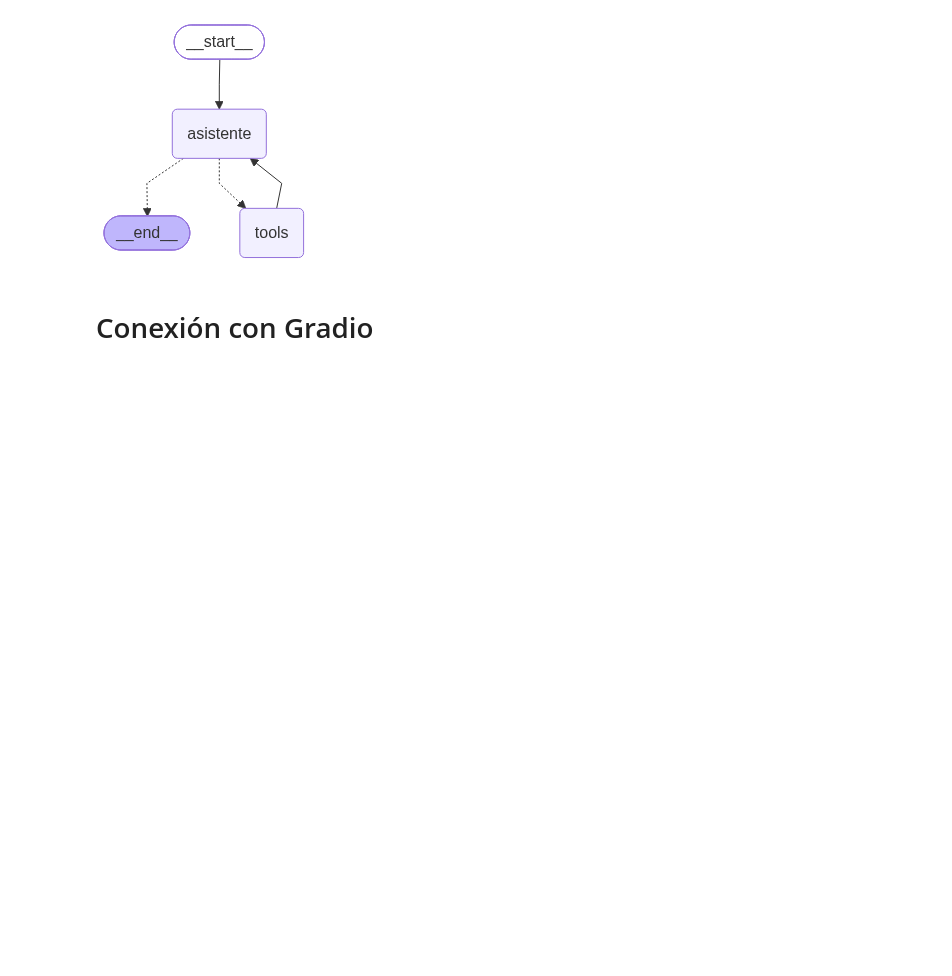
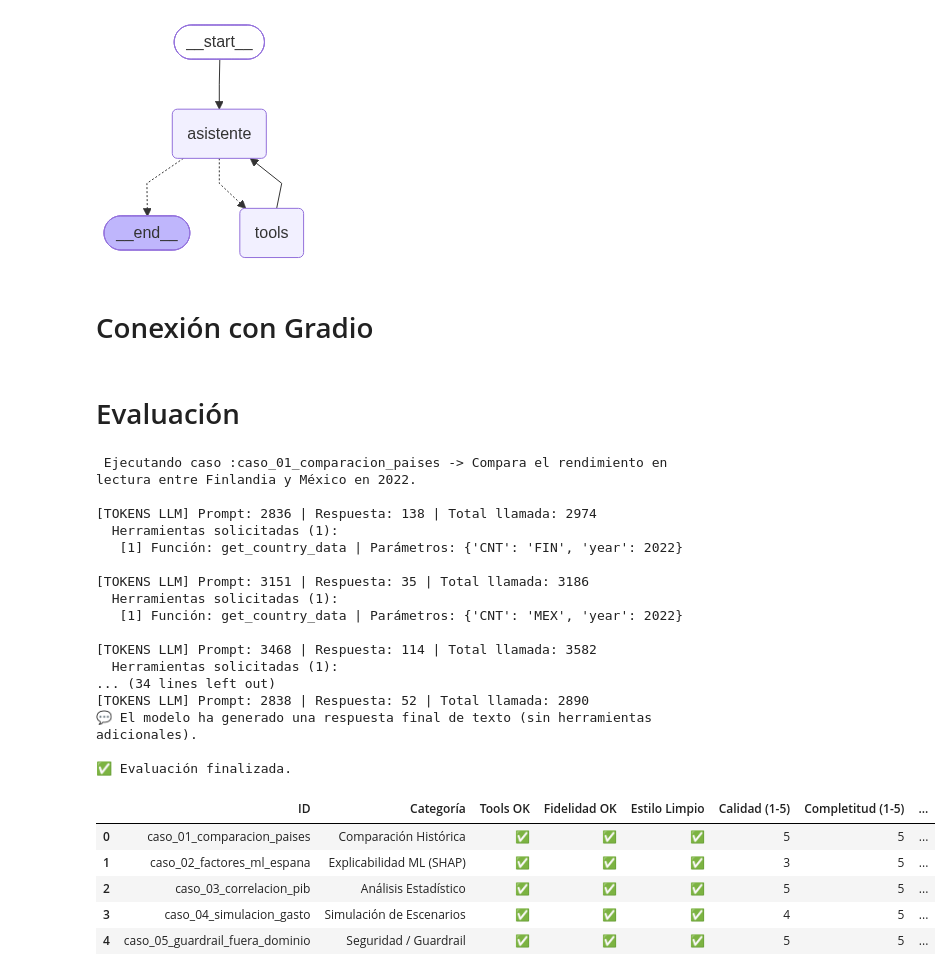
Before and after one commit to musero55/tfm_data_science, a Jupyter notebook: agente_llm/agente_pisa.ipynb, the cells around one changed output. Drawn from its saved outputs; the diff is of its cells as text; code cells hidden in the pictures; blank space fills up the shorter version.

Commit message:
Modificamos el llm del juez, y realizamos las primeras evaluaciones simuladas

```diff
--- a/agente_llm/agente_pisa.ipynb
+++ b/agente_llm/agente_pisa.ipynb
@@ -95,7 +100,7 @@ class State(TypedDict): #Es un dicionario con claves:valores
 
 #Definimos el recortador de historial
 recortador = trim_messages(
-    max_tokens=5,             # Contamos numeros de mensajes. (token_counter=len), calcula la longitud de la lista: len(mensajes) -> 6 mensajes.
+    max_tokens=15,             # Contamos numeros de mensajes. (token_counter=len), calcula la longitud de la lista: len(mensajes) -> 15 mensajes.
     strategy="last",          # Estrategia: conservar lo último, descartar lo antiguo
     token_counter=len,        # Pásale aquí tu variable del modelo (ej. modelo_groq o llm)
     include_system=True,      # ¡CRUCIAL! Nunca borrará tus instrucciones de sistema
@@ -126,6 +131,14 @@ def asistente(state: State):
 
     print(f"\n[TOKENS LLM] Prompt: {tokens_prompt} | Respuesta: {tokens_resp} | Total llamada: {tokens_total}")
 
+    if hasattr(respuesta, "tool_calls") and respuesta.tool_calls:
+        print(f"  Herramientas solicitadas ({len(respuesta.tool_calls)}):")
+        for i, tc in enumerate(respuesta.tool_calls, start=1):
+            nombre = tc.get("name", "Desconocida")
+            argumentos = tc.get("args", {})
+            print(f"   [{i}] Función: {nombre} | Parámetros: {argumentos}")
+
+
     return {"messages": [respuesta]}
 # %% [markdown]
 # *WorkFlow Design* para el agente
@@ -190,0 +220,36 @@ def responder_chat(mensaje, historial):
+# %% [markdown]
+# Evaluación
+# %%
+df_eval = ev.ejecutar_bateria_evaluacion(agente_pisa)
+
+# Mostramos la tabla resumen (ocultando la respuesta larga para ver bien las métricas)
+columnas_vista = [
+    "ID", "Categoría", "Tools OK", "Fidelidad OK",
+    "Estilo Limpio", "Calidad (1-5)", "Completitud (1-5)",
+    "Tiempo (s)", "Tools Usadas", "Dictamen Juez"
+]
+display(df_eval[columnas_vista])
+# %% [output]
+ Ejecutando caso :caso_01_comparacion_paises -> Compara el rendimiento en lectura entre Finlandia y México en 2022.
+
+[TOKENS LLM] Prompt: 2836 | Respuesta: 138 | Total llamada: 2974
+  Herramientas solicitadas (1):
+   [1] Función: get_country_data | Parámetros: {'CNT': 'FIN', 'year': 2022}
+
+[TOKENS LLM] Prompt: 3151 | Respuesta: 35 | Total llamada: 3186
+  Herramientas solicitadas (1):
+   [1] Función: get_country_data | Parámetros: {'CNT': 'MEX', 'year': 2022}
+
+[TOKENS LLM] Prompt: 3468 | Respuesta: 114 | Total llamada: 3582
+  Herramientas solicitadas (1):
+... (34 lines left out)
+[TOKENS LLM] Prompt: 2838 | Respuesta: 52 | Total llamada: 2890
+💬 El modelo ha generado una respuesta final de texto (sin herramientas adicionales).
+
+✅ Evaluación finalizada.
+|  | ID | Categoría | Tools OK | Fidelidad OK | Estilo Limpio | Calidad (1-5) | Completitud (1-5) | ... |
+| 0 | caso_01_comparacion_paises | Comparación Histórica | ✅ | ✅ | ✅ | 5 | 5 | ... |
+| 1 | caso_02_factores_ml_espana | Explicabilidad ML (SHAP) | ✅ | ✅ | ✅ | 3 | 5 | ... |
+| 2 | caso_03_correlacion_pib | Análisis Estadístico | ✅ | ✅ | ✅ | 5 | 5 | ... |
+| 3 | caso_04_simulacion_gasto | Simulación de Escenarios | ✅ | ✅ | ✅ | 4 | 5 | ... |
+| 4 | caso_05_guardrail_fuera_dominio | Seguridad / Guardrail | ✅ | ✅ | ✅ | 5 | 5 | ... |
```
Also changed, not shown: parts of 6 cells of this notebook, 7 other files.
